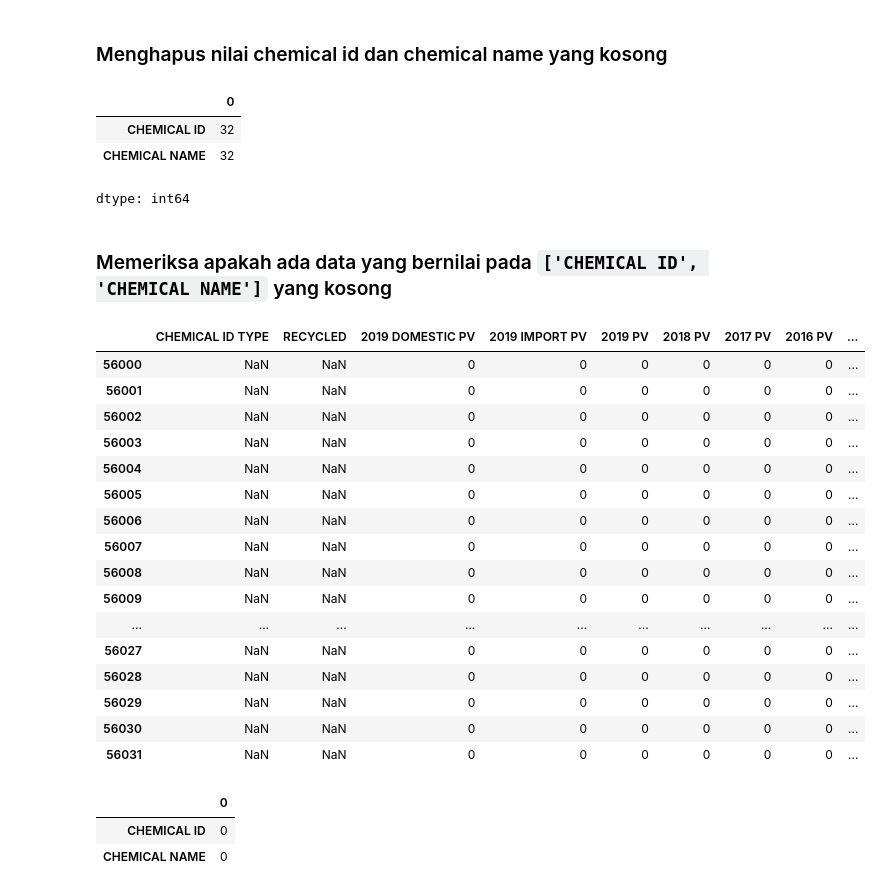
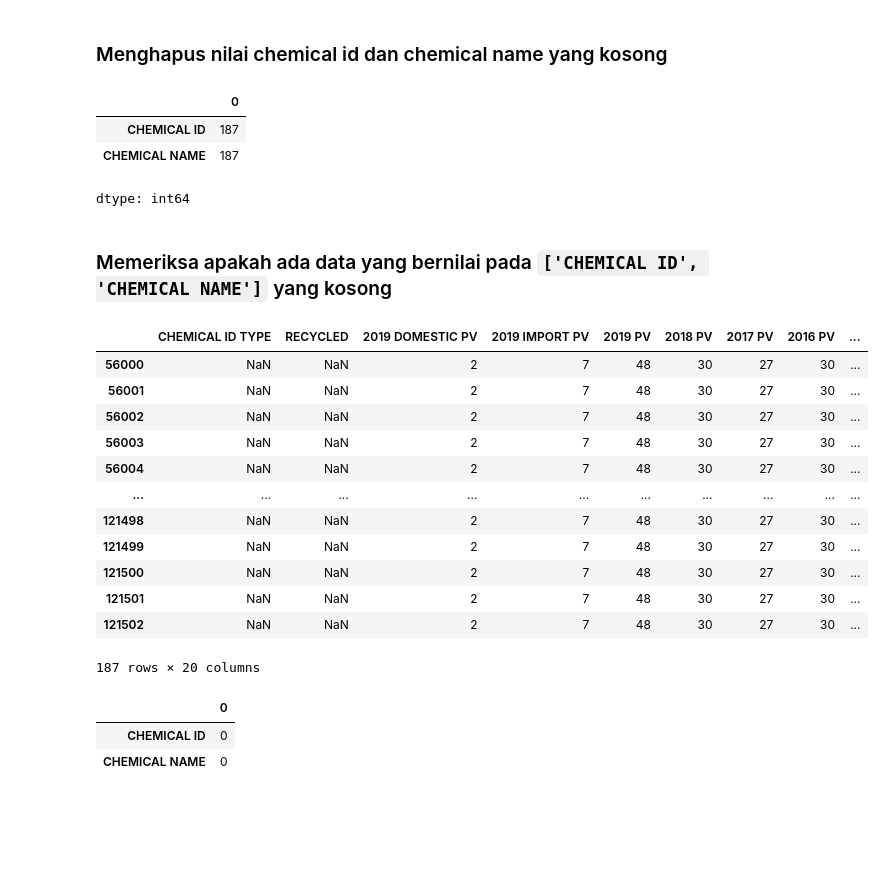
Before and after one commit to randy-ar/gcolab, a Jupyter notebook: Preprocessing_data_EPA_Chemical_Data_Reporting.ipynb, the cells around one changed output. Drawn from its saved outputs; the diff is of its cells as text; code cells hidden in the pictures; blank space fills up the shorter version.

```diff
--- a/Preprocessing_data_EPA_Chemical_Data_Reporting.ipynb
+++ b/Preprocessing_data_EPA_Chemical_Data_Reporting.ipynb
@@ -149,14 +163,14 @@ dtype: int64
 # prompt: delete row with CBI Values
 
 # delete rows where any column contains 'CBI'
-df_consumer = df_consumer[~df_consumer.apply(lambda x: x.astype(str).str.contains('CBI', na=False).any(), axis=1)]
+df = df[~df.apply(lambda x: x.astype(str).str.contains('CBI', na=False).any(), axis=1)]
 
 # verify that CBI rows are removed
-cbi_rows_after_removal = df_consumer[df_consumer.apply(lambda x: x.astype(str).str.contains('CBI', na=False).any(), axis=1)]
+cbi_rows_after_removal = df[df.apply(lambda x: x.astype(str).str.contains('CBI', na=False).any(), axis=1)]
 print("Number of rows containing 'CBI' after removal:", cbi_rows_after_removal.count().sum())
 
 # show the first few rows of the cleaned dataframe
-df_consumer.head()
+df.head()
 # %% [output]
 Number of rows containing 'CBI' after removal: 0
 |  | CHEMICAL ID | CHEMICAL NAME | CHEMICAL ID TYPE | RECYCLED | PHYSICAL FORM(S) | 2019 DOMESTIC PV | ... |
@@ -233,9 +261,9 @@ cols_to_convert = [
 ]
 
 for col in cols_to_convert:
-    df_consumer[col] = pd.to_numeric(df_consumer[col], errors='coerce').astype('Int64')
+    df[col] = pd.to_numeric(df[col], errors='coerce').astype('Int64')
 # %%
 # prompt: convert SITE LATITUDE SITE LONGITUDE to float
-df_consumer['SITE LATITUDE'] = pd.to_numeric(df_consumer['SITE LATITUDE'], errors='coerce')
-df_consumer['SITE LONGITUDE'] = pd.to_numeric(df_consumer['SITE LONGITUDE'], errors='coerce')
+df['SITE LATITUDE'] = pd.to_numeric(df['SITE LATITUDE'], errors='coerce')
+df['SITE LONGITUDE'] = pd.to_numeric(df['SITE LONGITUDE'], errors='coerce')
 # %%
@@ -262,12 +290,12 @@ dtype: object
 # %% [markdown]
 ### Mengisi nilai kosong untuk Production Volume
 # %%
-df_consumer['2019 DOMESTIC PV'].fillna(df_consumer['2019 DOMESTIC PV'].median(), inplace=True)
-df_consumer['2019 IMPORT PV'].fillna(df_consumer['2019 IMPORT PV'].median(), inplace=True)
-df_consumer['2019 PV'].fillna(df_consumer['2019 PV'].median(), inplace=True)
-df_consumer['2018 PV'].fillna(df_consumer['2018 PV'].median(), inplace=True)
-df_consumer['2017 PV'].fillna(df_consumer['2017 PV'].median(), inplace=True)
-df_consumer['2016 PV'].fillna(df_consumer['2016 PV'].median(), inplace=True)
+df['2019 DOMESTIC PV'].fillna(int(df['2019 DOMESTIC PV'].mean()), inplace=True)
+df['2019 IMPORT PV'].fillna(int(df['2019 IMPORT PV'].mean()), inplace=True)
+df['2019 PV'].fillna(int(df['2019 PV'].mean()), inplace=True)
+df['2018 PV'].fillna(int(df['2018 PV'].mean()), inplace=True)
+df['2017 PV'].fillna(int(df['2017 PV'].mean()), inplace=True)
+df['2016 PV'].fillna(int(df['2016 PV'].mean()), inplace=True)
 # %% [output]
 The behavior will change in pandas 3.0. This inplace method will never work because the intermediate object on which we are setting values always behaves as a copy.
 
@@ -289,60 +317,56 @@ For example, when doing 'df[col].method(value, inplace=True)', try using 'df.met
 # %% [markdown]
 ### Menghapus nilai chemical id dan chemical name yang kosong
 # %%
-df_consumer[['CHEMICAL ID', 'CHEMICAL NAME']].isnull().sum()
+df[['CHEMICAL ID', 'CHEMICAL NAME']].isnull().sum()
 # %% [output]
 |  | 0 |
-| CHEMICAL ID | 32 |
-| CHEMICAL NAME | 32 |
+| CHEMICAL ID | 187 |
+| CHEMICAL NAME | 187 |
 dtype: int64
 # %% [markdown]
 ### Memeriksa apakah ada data yang bernilai pada `['CHEMICAL ID', 'CHEMICAL NAME']` yang kosong
 # %%
 # Filter rows where 'CHEMICAL ID' or 'CHEMICAL NAME' is null
-null_chemical_info_rows = df_consumer[(df_consumer['CHEMICAL ID'].isnull()) | (df_consumer['CHEMICAL NAME'].isnull())]
+null_chemical_info_rows = df[(df['CHEMICAL ID'].isnull()) | (df['CHEMICAL NAME'].isnull())]
 
 # Select the desired columns from the filtered rows
 result = null_chemical_info_rows[['CHEMICAL ID TYPE',
                                 'RECYCLED',
                                 '2019 DOMESTIC PV',
                                 '2019 IMPORT PV',
                                 '2019 PV',
                                 '2018 PV',
                                 '2017 PV',
                                 '2016 PV',
                                 'SITE LATITUDE',
                                 'SITE LONGITUDE',
                                 'SITE CITY',
                                 'SITE COUNTY / PARISH',
                                 'SITE STATE',
                                 'SITE POSTAL CODE',
                                 'SITE NAICS CODE 1',
                                 'SITE NAICS ACTIVITY 1',
                                 'SITE NAICS CODE 2',
                                 'SITE NAICS ACTIVITY 2',
                                 'SITE NAICS CODE 3',
                                 'SITE NAICS ACTIVITY 3',]]
 
 # Print the resulting DataFrame
 result
 # %% [output]
 |  | CHEMICAL ID TYPE | RECYCLED | 2019 DOMESTIC PV | 2019 IMPORT PV | 2019 PV | 2018 PV | 2017 PV | 2016 PV | ... |
-| 56000 | NaN | NaN | 0 | 0 | 0 | 0 | 0 | 0 | ... |
-| 56001 | NaN | NaN | 0 | 0 | 0 | 0 | 0 | 0 | ... |
-| 56002 | NaN | NaN | 0 | 0 | 0 | 0 | 0 | 0 | ... |
-| 56003 | NaN | NaN | 0 | 0 | 0 | 0 | 0 | 0 | ... |
-| 56004 | NaN | NaN | 0 | 0 | 0 | 0 | 0 | 0 | ... |
-| 56005 | NaN | NaN | 0 | 0 | 0 | 0 | 0 | 0 | ... |
-| 56006 | NaN | NaN | 0 | 0 | 0 | 0 | 0 | 0 | ... |
-| 56007 | NaN | NaN | 0 | 0 | 0 | 0 | 0 | 0 | ... |
-| 56008 | NaN | NaN | 0 | 0 | 0 | 0 | 0 | 0 | ... |
-| 56009 | NaN | NaN | 0 | 0 | 0 | 0 | 0 | 0 | ... |
+| 56000 | NaN | NaN | 2 | 7 | 48 | 30 | 27 | 30 | ... |
+| 56001 | NaN | NaN | 2 | 7 | 48 | 30 | 27 | 30 | ... |
+| 56002 | NaN | NaN | 2 | 7 | 48 | 30 | 27 | 30 | ... |
+| 56003 | NaN | NaN | 2 | 7 | 48 | 30 | 27 | 30 | ... |
+| 56004 | NaN | NaN | 2 | 7 | 48 | 30 | 27 | 30 | ... |
 | ... | ... | ... | ... | ... | ... | ... | ... | ... | ... |
-| 56027 | NaN | NaN | 0 | 0 | 0 | 0 | 0 | 0 | ... |
-| 56028 | NaN | NaN | 0 | 0 | 0 | 0 | 0 | 0 | ... |
-| 56029 | NaN | NaN | 0 | 0 | 0 | 0 | 0 | 0 | ... |
-| 56030 | NaN | NaN | 0 | 0 | 0 | 0 | 0 | 0 | ... |
-| 56031 | NaN | NaN | 0 | 0 | 0 | 0 | 0 | 0 | ... |
+| 121498 | NaN | NaN | 2 | 7 | 48 | 30 | 27 | 30 | ... |
+| 121499 | NaN | NaN | 2 | 7 | 48 | 30 | 27 | 30 | ... |
+| 121500 | NaN | NaN | 2 | 7 | 48 | 30 | 27 | 30 | ... |
+| 121501 | NaN | NaN | 2 | 7 | 48 | 30 | 27 | 30 | ... |
+| 121502 | NaN | NaN | 2 | 7 | 48 | 30 | 27 | 30 | ... |
+187 rows × 20 columns
 # %%
 # prompt: i want to delete row who has null chemical id or chemical name
 
```
Also changed, not shown: parts of 75 cells of this notebook.
